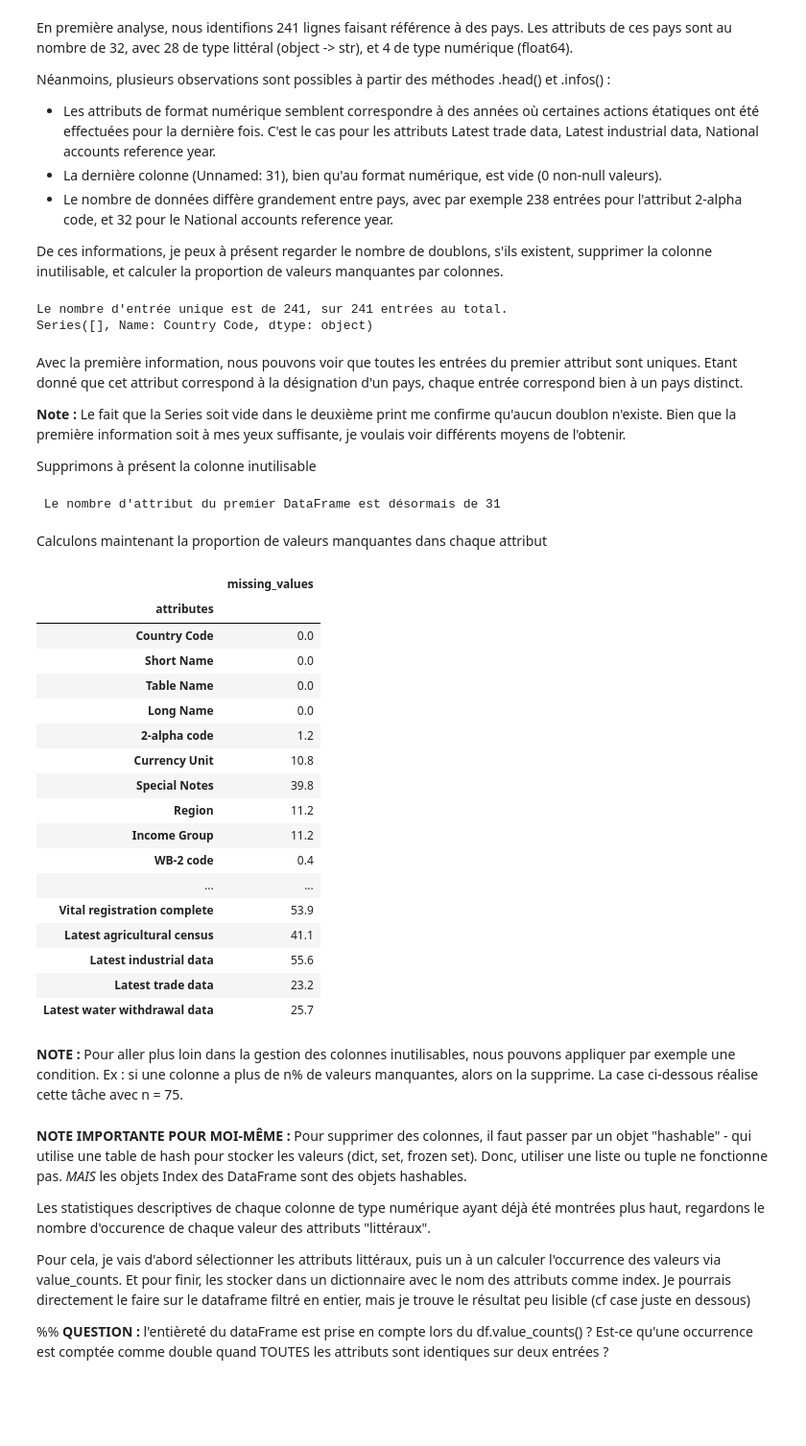
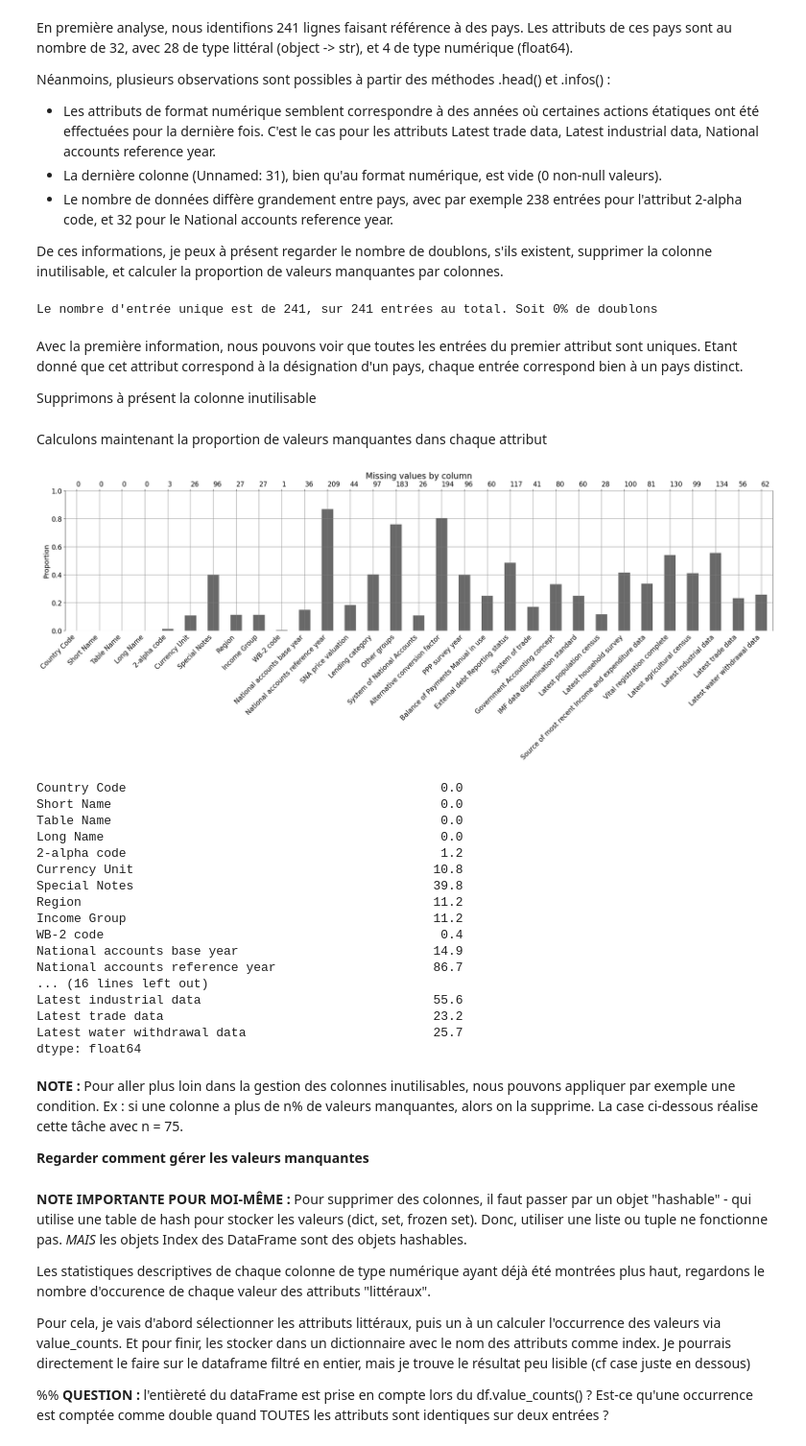
Before and after one commit to arnaud-degreze/OCR-Projet-2, a Jupyter notebook: Exo1.ipynb, the cells around one changed output. Shown at 96% size. Saved outputs shown, nothing was run; the diff lists cells and outputs as text; code cells hidden in the pictures; blank space fills up the shorter version.

```diff
--- a/Exo1.ipynb
+++ b/Exo1.ipynb
@@ -15,11 +90,10 @@ def is_csv(filepath: str):
 
 cwd = os.path.join(os.getcwd(), "data") # cwd est un objet DirEntry, on peut accéder au path via l'attribut
 
-list_dfs = []  # stockera les dfs chargés
+dfs_container = {}  # stockera les dfs chargés
 
 for element in os.scandir(cwd):
     if element.is_file() and is_csv(element.path):
+        *_, file_name, _ = re.split( r'[/.]', element.path)
         df = pd.read_csv(element.path)
-        list_dfs.append(df)
-
-display(len(list_dfs))
+        dfs_container[file_name] = df
@@ -95,58 +200,47 @@ Néanmoins, plusieurs observations sont possibles à partir des méthodes .head(
 - Le nombre de données diffère grandement entre pays, avec par exemple 238 entrées pour l'attribut 2-alpha code, et 32 pour le National accounts reference year.
 
 De ces informations, je peux à présent regarder le nombre de doublons, s'ils existent, supprimer la colonne inutilisable, et calculer la proportion de valeurs manquantes par colonnes.
-# %%
-print(f"Le nombre d'entrée unique est de {(~first_df.duplicated()).values.sum()}, sur {first_df.shape[0]} entrées au total.")
-
-print(first_df["Country Code"][first_df["Country Code"].duplicated() == True])
-# %% [output]
-Le nombre d'entrée unique est de 241, sur 241 entrées au total.
-Series([], Name: Country Code, dtype: object)
+# %%
+compute_number_of_unique_entries(country_df)
+# %% [output]
+Le nombre d'entrée unique est de 241, sur 241 entrées au total. Soit 0% de doublons
 # %% [markdown]
 Avec la première information, nous pouvons voir que toutes les entrées du premier attribut sont uniques. Etant donné que cet attribut correspond à la désignation d'un pays, chaque entrée correspond bien à un pays distinct.
 
-**Note :** Le fait que la Series soit vide dans le deuxième print me confirme qu'aucun doublon n'existe. Bien que la première information soit à mes yeux suffisante, je voulais voir différents moyens de l'obtenir.
 
 Supprimons à présent la colonne inutilisable
 # %%
-first_df.drop(columns={"Unnamed: 31"}, inplace=True)
-print(f" Le nombre d'attribut du premier DataFrame est désormais de {first_df.shape[-1]}")
+country_df.drop(columns={"Unnamed: 31"}, inplace=True)
-# %% [output]
- Le nombre d'attribut du premier DataFrame est désormais de 31
 # %% [markdown]
 Calculons maintenant la proportion de valeurs manquantes dans chaque attribut
+# %%
+prop_missing = compute_and_plot_missing_values(country_df)
+# %% [output]
+[figure, added]
 # %%
-nbr_values = np.array(first_df.count())
-columns = list(first_df.columns)
-
-proportion_missing = np.round((1 - (nbr_values / np.max(nbr_values)))*100,decimals = 1)
-proportion_missing
-
-
-prop_missing_per_column = zip(columns, proportion_missing)
-prop_missing_per_column = pd.DataFrame(prop_missing_per_column, columns = ["attributes", "missing_values"]).set_index("attributes")
-display(prop_missing_per_column)
+display(prop_missing)
 # %% [output]
-|  | missing_values |
-| attributes |  |
-| Country Code | 0.0 |
-| Short Name | 0.0 |
-| Table Name | 0.0 |
-| Long Name | 0.0 |
-| 2-alpha code | 1.2 |
-| Currency Unit | 10.8 |
-| Special Notes | 39.8 |
-| Region | 11.2 |
-| Income Group | 11.2 |
-| WB-2 code | 0.4 |
-| ... | ... |
-| Vital registration complete | 53.9 |
-| Latest agricultural census | 41.1 |
-| Latest industrial data | 55.6 |
-| Latest trade data | 23.2 |
-| Latest water withdrawal data | 25.7 |
+Country Code                                          0.0
+Short Name                                            0.0
+Table Name                                            0.0
+Long Name                                             0.0
+2-alpha code                                          1.2
+Currency Unit                                        10.8
+Special Notes                                        39.8
+Region                                               11.2
+Income Group                                         11.2
+WB-2 code                                             0.4
+National accounts base year                          14.9
+National accounts reference year                     86.7
+... (16 lines left out)
+Latest industrial data                               55.6
+Latest trade data                                    23.2
+Latest water withdrawal data                         25.7
+dtype: float64
 # %% [markdown]
 **NOTE :** Pour aller plus loin dans la gestion des colonnes inutilisables, nous pouvons appliquer par exemple une condition.
 Ex : si une colonne a plus de n% de valeurs manquantes, alors on la supprime.
 La case ci-dessous réalise cette tâche avec n = 75.
+
+**Regarder comment gérer les valeurs manquantes**
 # %%
```
Also changed, not shown: parts of 49 cells of this notebook.
